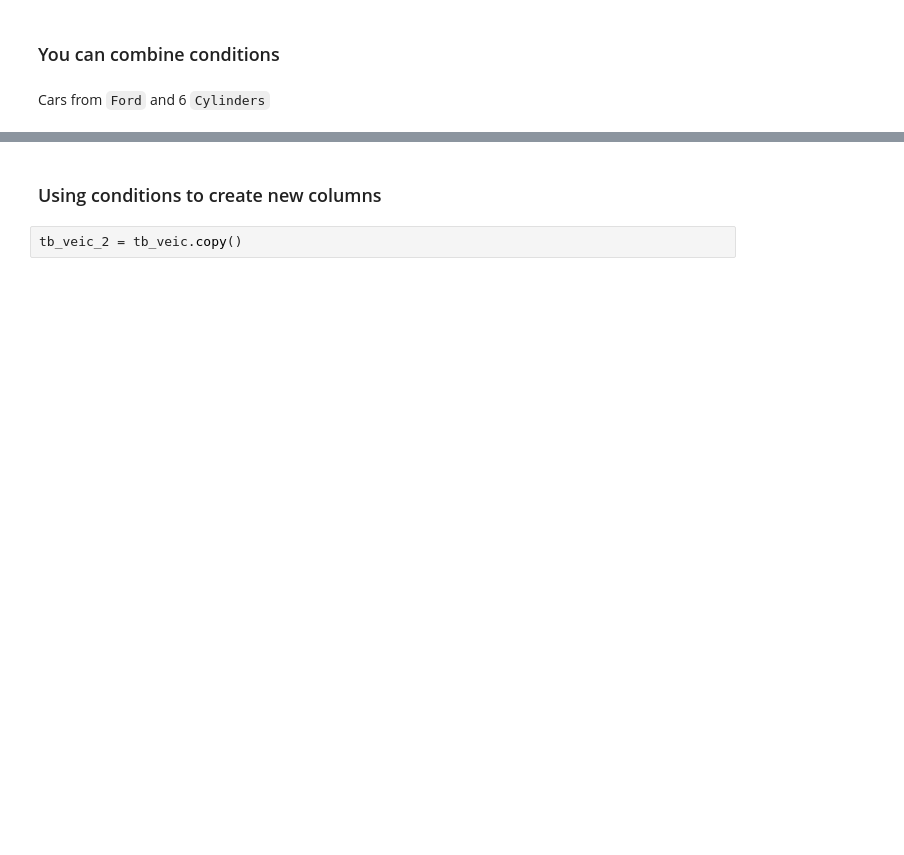
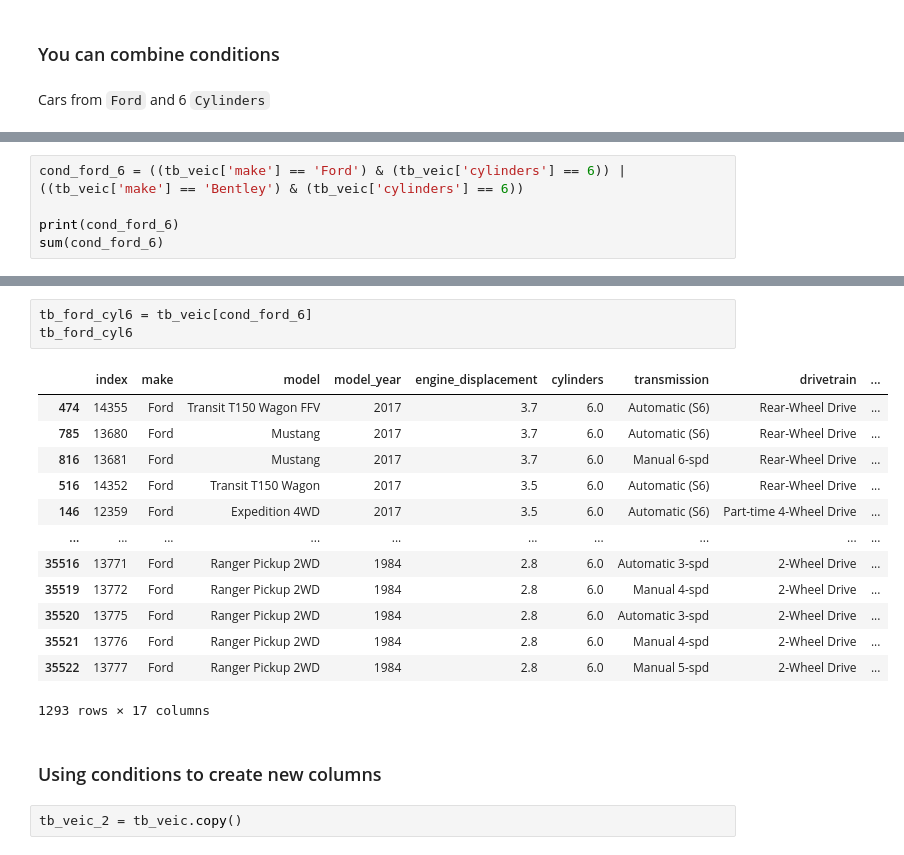
Before and after one commit to pedroteche-ih/64_PT_NOV202111, a Jupyter notebook: aulas/64 DA PT NOV-2021 Aula 20211202.ipynb, the cells around one changed output, grey strips where cells are left out. Saved outputs shown, nothing was run; the diff lists cells and outputs as text; blank space fills up the shorter version.

```diff
--- a/aulas/64 DA PT NOV-2021 Aula 20211202.ipynb
+++ b/aulas/64 DA PT NOV-2021 Aula 20211202.ipynb
@@ -231,0 +647,5 @@ tb_veic[(tb_veic['make'] == 'Ford') & (tb_veic['cylinders'] == 6)]
+# %%
+cond_ford_6 = ((tb_veic['make'] == 'Ford') & (tb_veic['cylinders'] == 6)) | ((tb_veic['make'] == 'Bentley') & (tb_veic['cylinders'] == 6))
+
+print(cond_ford_6)
+sum(cond_ford_6)
@@ -232,3 +666,20 @@ tb_veic[(tb_veic['make'] == 'Ford') & (tb_veic['cylinders'] == 6)]
+# %%
+tb_ford_cyl6 = tb_veic[cond_ford_6]
+tb_ford_cyl6
+# %% [output]
+|  | index | make | model | model_year | engine_displacement | cylinders | transmission | drivetrain | ... |
+| 474 | 14355 | Ford | Transit T150 Wagon FFV | 2017 | 3.7 | 6.0 | Automatic (S6) | Rear-Wheel Drive | ... |
+| 785 | 13680 | Ford | Mustang | 2017 | 3.7 | 6.0 | Automatic (S6) | Rear-Wheel Drive | ... |
+| 816 | 13681 | Ford | Mustang | 2017 | 3.7 | 6.0 | Manual 6-spd | Rear-Wheel Drive | ... |
+| 516 | 14352 | Ford | Transit T150 Wagon | 2017 | 3.5 | 6.0 | Automatic (S6) | Rear-Wheel Drive | ... |
+| 146 | 12359 | Ford | Expedition 4WD | 2017 | 3.5 | 6.0 | Automatic (S6) | Part-time 4-Wheel Drive | ... |
+| ... | ... | ... | ... | ... | ... | ... | ... | ... | ... |
+| 35516 | 13771 | Ford | Ranger Pickup 2WD | 1984 | 2.8 | 6.0 | Automatic 3-spd | 2-Wheel Drive | ... |
+| 35519 | 13772 | Ford | Ranger Pickup 2WD | 1984 | 2.8 | 6.0 | Manual 4-spd | 2-Wheel Drive | ... |
+| 35520 | 13775 | Ford | Ranger Pickup 2WD | 1984 | 2.8 | 6.0 | Automatic 3-spd | 2-Wheel Drive | ... |
+| 35521 | 13776 | Ford | Ranger Pickup 2WD | 1984 | 2.8 | 6.0 | Manual 4-spd | 2-Wheel Drive | ... |
+| 35522 | 13777 | Ford | Ranger Pickup 2WD | 1984 | 2.8 | 6.0 | Manual 5-spd | 2-Wheel Drive | ... |
+1293 rows × 17 columns
 # %% [markdown]
 ### Using conditions to create new columns
 # %%
```
Also changed, not shown: parts of 80 cells of this notebook.
